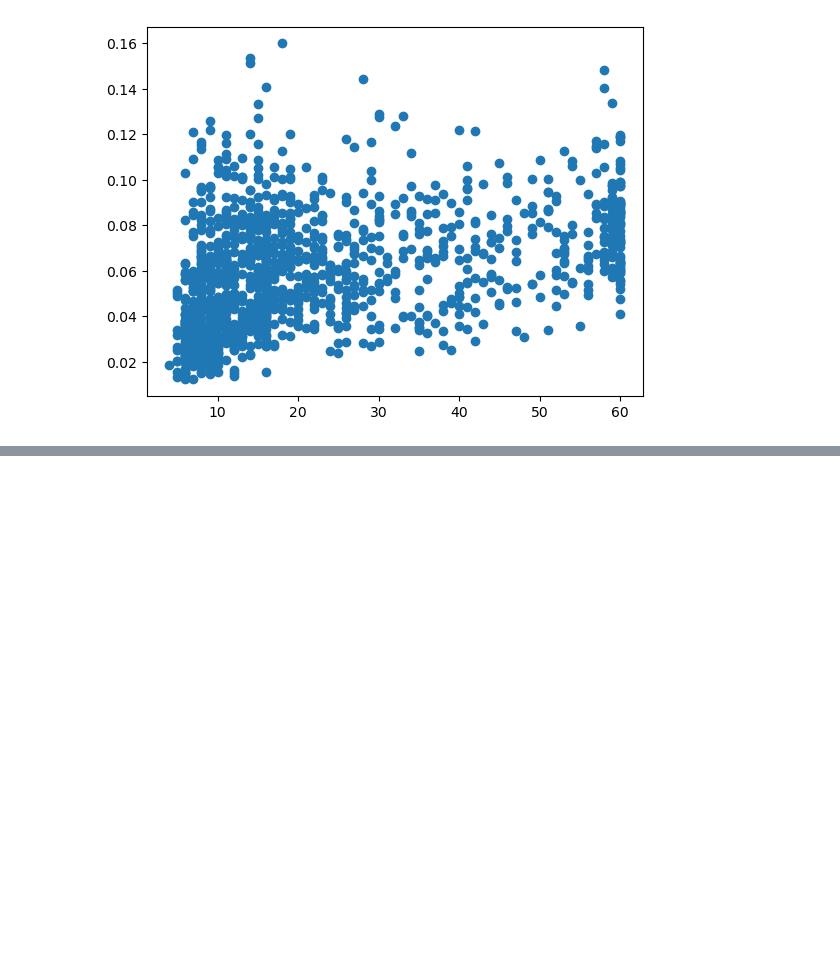
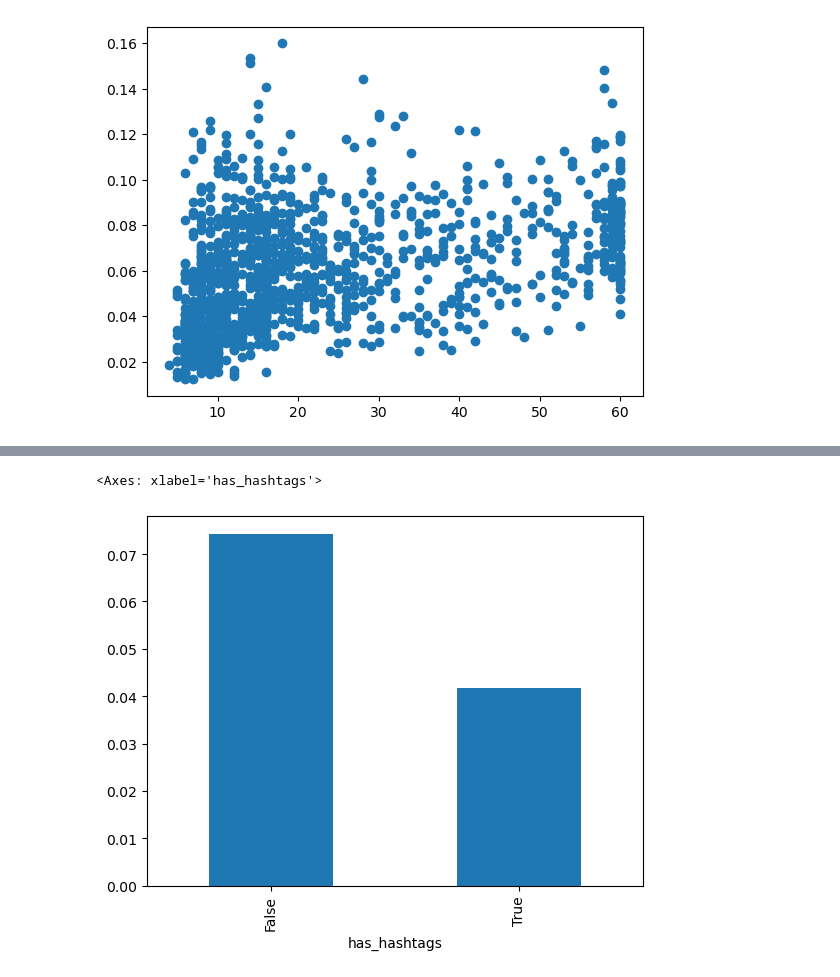
Before and after one commit to katefengx/youtube-shorts-analytics, a Jupyter notebook: data/test.ipynb, the cells around one changed output, grey strips where cells are left out. Drawn from its saved outputs; the diff is of its cells as text; code cells hidden in the pictures; blank space fills up the shorter version.

```diff
--- a/data/test.ipynb
+++ b/data/test.ipynb
@@ -48,0 +52,5 @@ plt.show()
+# %%
+data.groupby('has_hashtags')['engagement_rate'].mean().plot(kind='bar')
+# %% [output]
+<Axes: xlabel='has_hashtags'>
+[figure, added]
```
Also changed, not shown: parts of 5 cells of this notebook, 15 other files.
